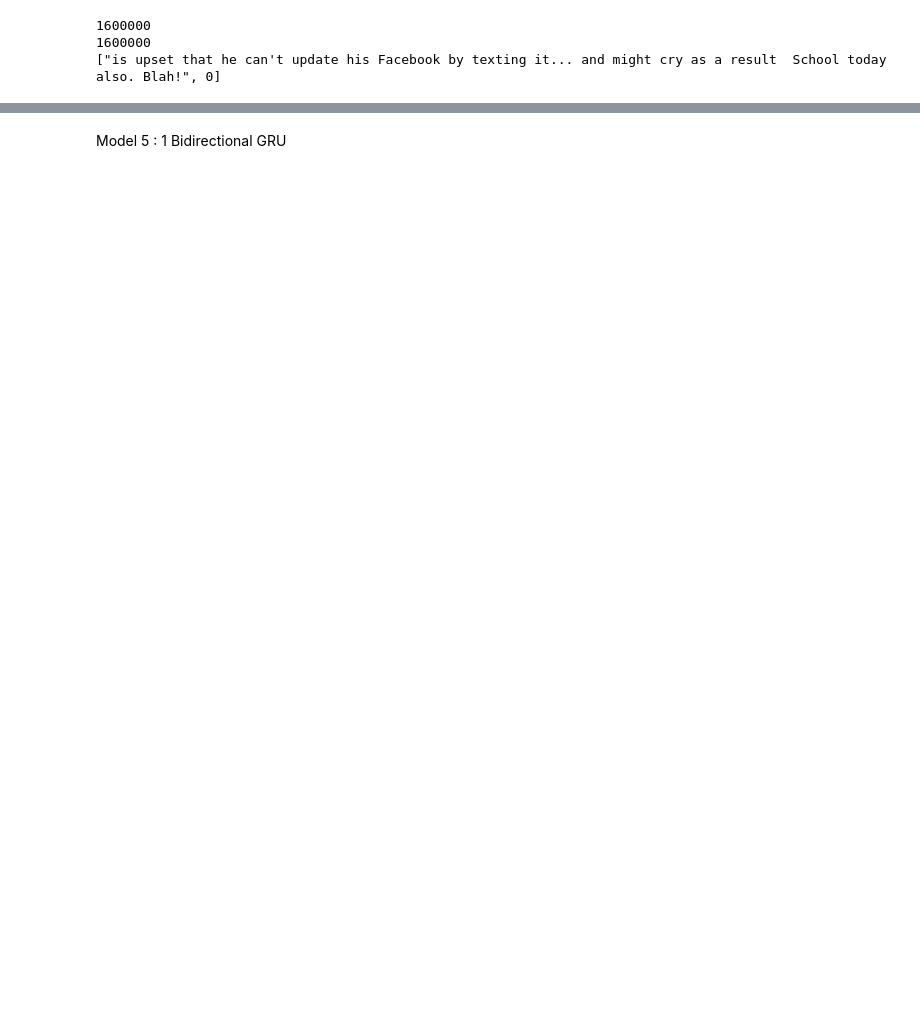
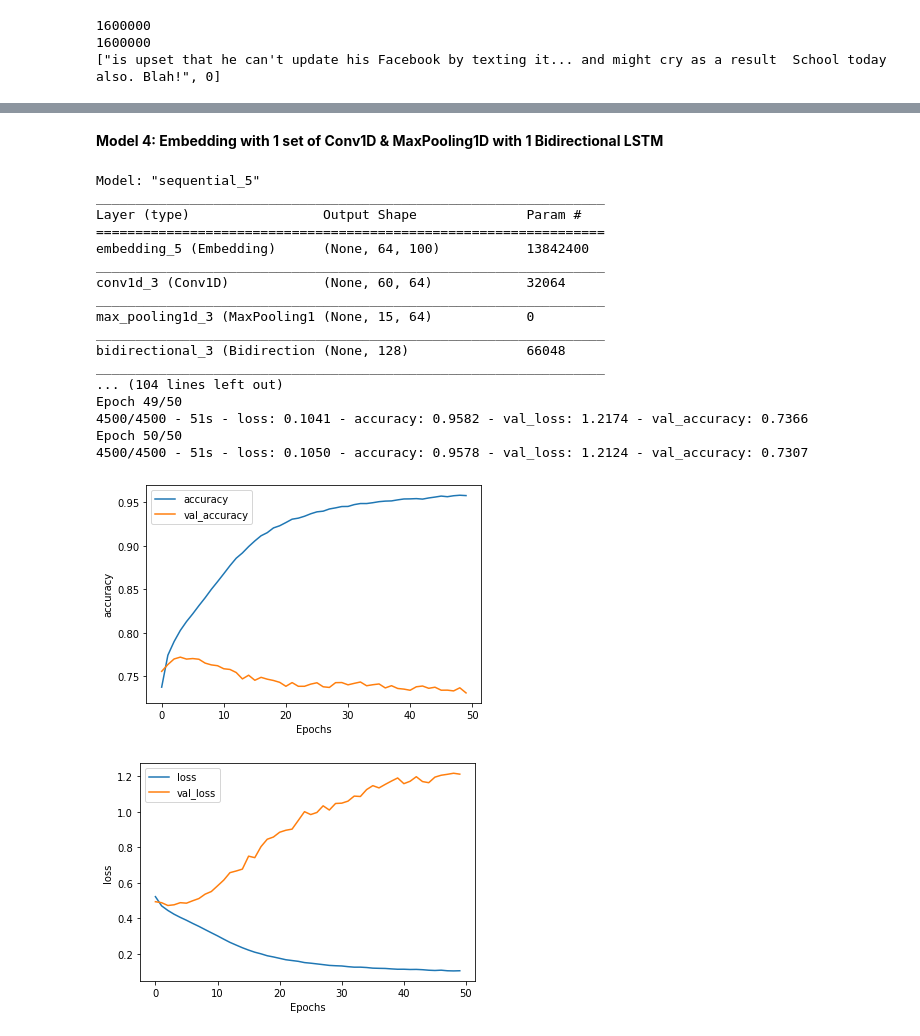
Before and after one commit to thekaranacharya/tweet-sentiment-detection, a Jupyter notebook: twitter_sentiment_analysis.ipynb, the cells around one changed output, grey strips where cells are left out. Saved outputs shown, nothing was run; the diff lists cells and outputs as text; code cells hidden in the pictures; blank space fills up the shorter version.

```diff
--- a/twitter_sentiment_analysis.ipynb
+++ b/twitter_sentiment_analysis.ipynb
@@ -287,21 +348,43 @@ Model 4 : 1 GRU
+# %% [markdown]
+**Model 4: Embedding with 1 set of Conv1D & MaxPooling1D with 1 Bidirectional LSTM**
 # %%
 model_4 = tf.keras.Sequential([
       tf.keras.layers.Embedding(input_dim=vocab_size+1,
                                 output_dim=embedding_dim,
                                 input_length=max_length,
                                 weights=[embeddings_matrix],
                                 trainable=False),
-      tf.keras.layers.GRU(64),
+      tf.keras.layers.Conv1D(64, 5, activation='relu'),
+      tf.keras.layers.MaxPooling1D(pool_size=4),
+      tf.keras.layers.Bidirectional(tf.keras.layers.LSTM(64)),
       tf.keras.layers.Dense(8, activation='relu'),
       tf.keras.layers.Dense(1, activation='sigmoid')
 ])
 
 model_4.compile(loss='binary_crossentropy', optimizer='adam', metrics=['accuracy'])
 model_4.summary()
 
-history_4 = model_4.fit(padded, training_labels, epochs=50, validation_data=(val_padded, val_labels))
+history_4 = model_4.fit(training_padded, training_labels, epochs=50, validation_data=(val_padded, val_labels), verbose=2)
 
 plot_graphs(history_4, "accuracy")
 plot_graphs(history_4, "loss")
+# %% [output]
+Model: "sequential_5"
+_________________________________________________________________
+Layer (type)                 Output Shape              Param #
+=================================================================
+embedding_5 (Embedding)      (None, 64, 100)           13842400
+_________________________________________________________________
+conv1d_3 (Conv1D)            (None, 60, 64)            32064
+_________________________________________________________________
+max_pooling1d_3 (MaxPooling1 (None, 15, 64)            0
+_________________________________________________________________
+bidirectional_3 (Bidirection (None, 128)               66048
+_________________________________________________________________
+... (104 lines left out)
+Epoch 49/50
+4500/4500 - 51s - loss: 0.1041 - accuracy: 0.9582 - val_loss: 1.2174 - val_accuracy: 0.7366
+Epoch 50/50
+4500/4500 - 51s - loss: 0.1050 - accuracy: 0.9578 - val_loss: 1.2124 - val_accuracy: 0.7307
+[figure, added]
+[figure, added]
-# %% [markdown]
-Model 5 : 1 Bidirectional GRU
```
Also changed, not shown: parts of 35 cells of this notebook.
